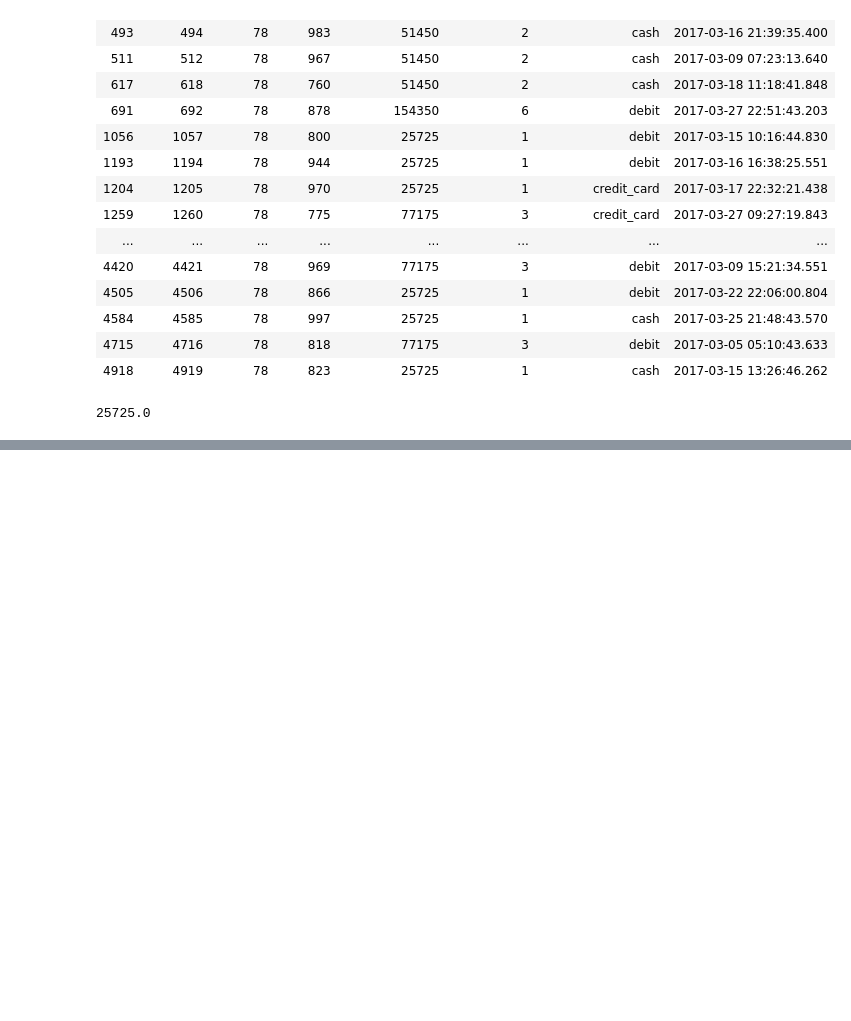
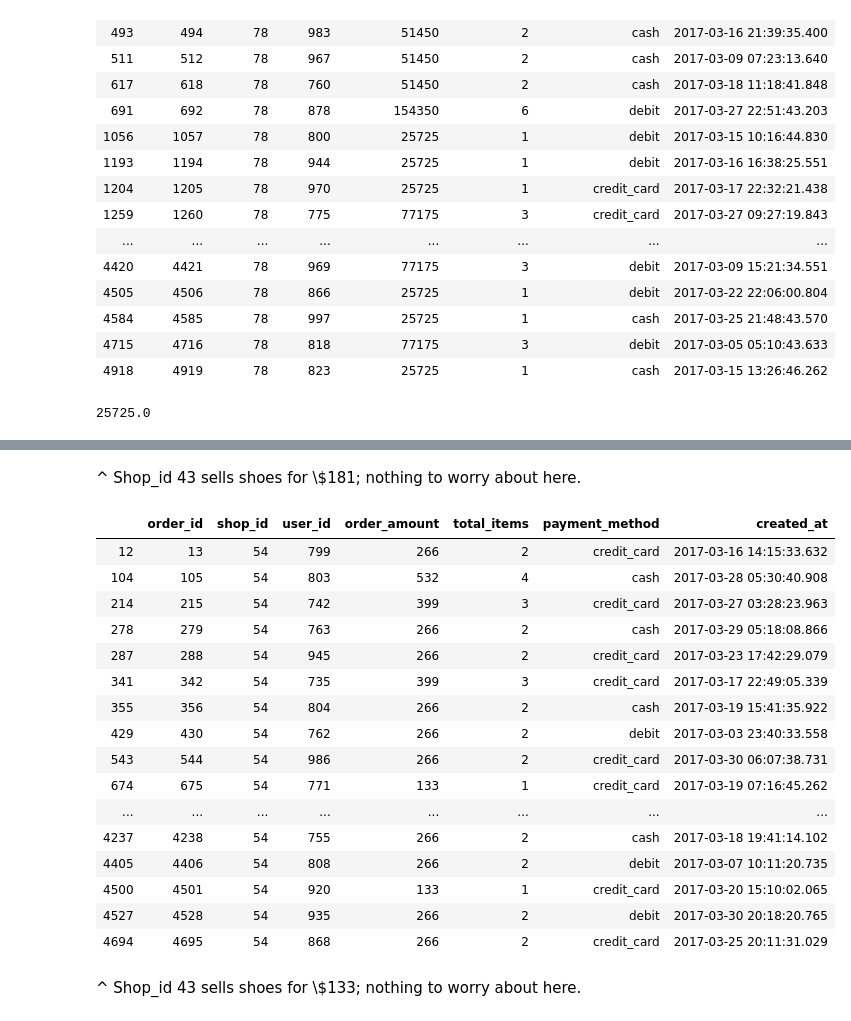
Before and after one commit to rmlevy1/ShopifyChallenge, a Jupyter notebook: EDA & Cleaning.ipynb, the cells around one changed output, grey strips where cells are left out. Cells and saved outputs as stored; diff of their text form; code cells hidden in the pictures; blank space fills up the shorter version.

```diff
--- a/EDA & Cleaning.ipynb
+++ b/EDA & Cleaning.ipynb
@@ -176,2 +200,26 @@ Seller Shop_Id Number 78 Seems to be a major outlier because each shoe costs $25
+# %% [markdown]
+^ Shop_id 43 sells shoes for \\$181; nothing to worry about here.
+# %%
+sneaker_data.loc[sneaker_data.shop_id == 54]
+# %% [output]
+|  | order_id | shop_id | user_id | order_amount | total_items | payment_method | created_at |
+| 12 | 13 | 54 | 799 | 266 | 2 | credit_card | 2017-03-16 14:15:33.632 |
+| 104 | 105 | 54 | 803 | 532 | 4 | cash | 2017-03-28 05:30:40.908 |
+| 214 | 215 | 54 | 742 | 399 | 3 | credit_card | 2017-03-27 03:28:23.963 |
+| 278 | 279 | 54 | 763 | 266 | 2 | cash | 2017-03-29 05:18:08.866 |
+| 287 | 288 | 54 | 945 | 266 | 2 | credit_card | 2017-03-23 17:42:29.079 |
+| 341 | 342 | 54 | 735 | 399 | 3 | credit_card | 2017-03-17 22:49:05.339 |
+| 355 | 356 | 54 | 804 | 266 | 2 | cash | 2017-03-19 15:41:35.922 |
+| 429 | 430 | 54 | 762 | 266 | 2 | debit | 2017-03-03 23:40:33.558 |
+| 543 | 544 | 54 | 986 | 266 | 2 | credit_card | 2017-03-30 06:07:38.731 |
+| 674 | 675 | 54 | 771 | 133 | 1 | credit_card | 2017-03-19 07:16:45.262 |
+| ... | ... | ... | ... | ... | ... | ... | ... |
+| 4237 | 4238 | 54 | 755 | 266 | 2 | cash | 2017-03-18 19:41:14.102 |
+| 4405 | 4406 | 54 | 808 | 266 | 2 | debit | 2017-03-07 10:11:20.735 |
+| 4500 | 4501 | 54 | 920 | 133 | 1 | credit_card | 2017-03-20 15:10:02.065 |
+| 4527 | 4528 | 54 | 935 | 266 | 2 | debit | 2017-03-30 20:18:20.765 |
+| 4694 | 4695 | 54 | 868 | 266 | 2 | credit_card | 2017-03-25 20:11:31.029 |
+# %% [markdown]
+^ Shop_id 43 sells shoes for \\$133; nothing to worry about here.
 # %%
 sneaker_data.payment_method.value_counts()
```
Also changed, not shown: parts of 24 cells of this notebook, 1 other file.
